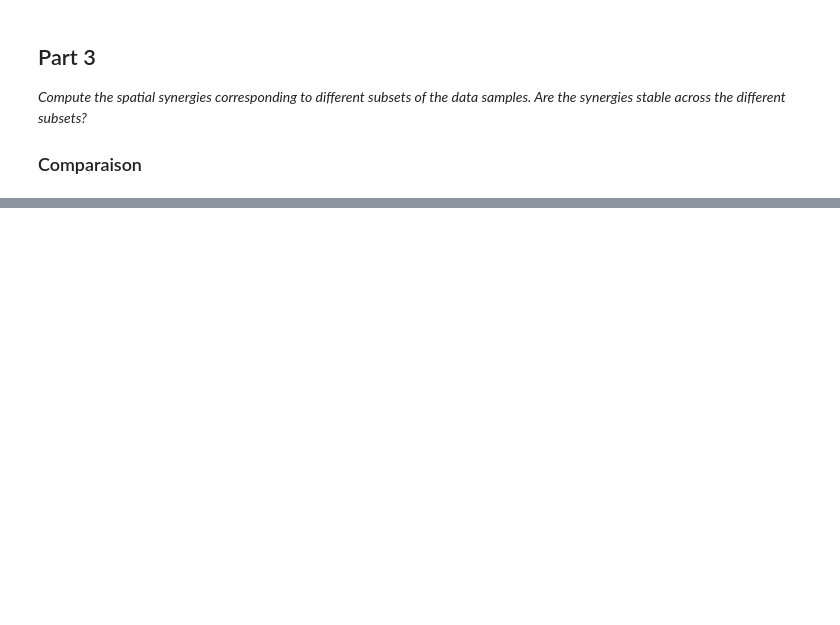
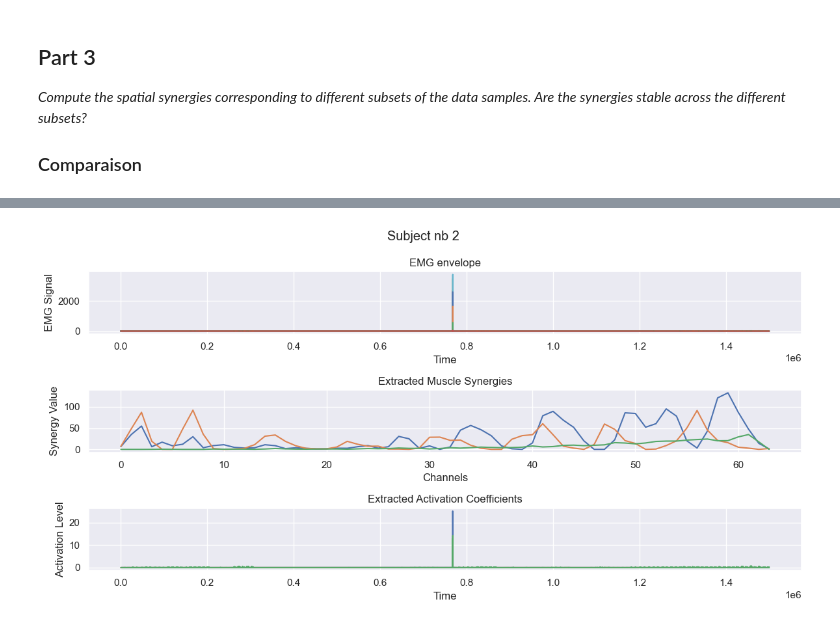
Before and after one commit to Neiizo/NSSP_421_Group_M, a Jupyter notebook: Project3/MiniProject3.ipynb, the cells around one changed output, grey strips where cells are left out. Cells and saved outputs as stored; diff of their text form; code cells hidden in the pictures; blank space fills up the shorter version.

```diff
--- a/Project3/MiniProject3.ipynb
+++ b/Project3/MiniProject3.ipynb
@@ -307,0 +312,5 @@ different subjects?*
+# %%
+i = 1
+plot_synergies(envelope_subject[i], H_subject[i], W_subject[i], "Subject nb {}".format(i+1))
+# %% [output]
+[figure, added]
```
Also changed, not shown: parts of 34 cells of this notebook.
